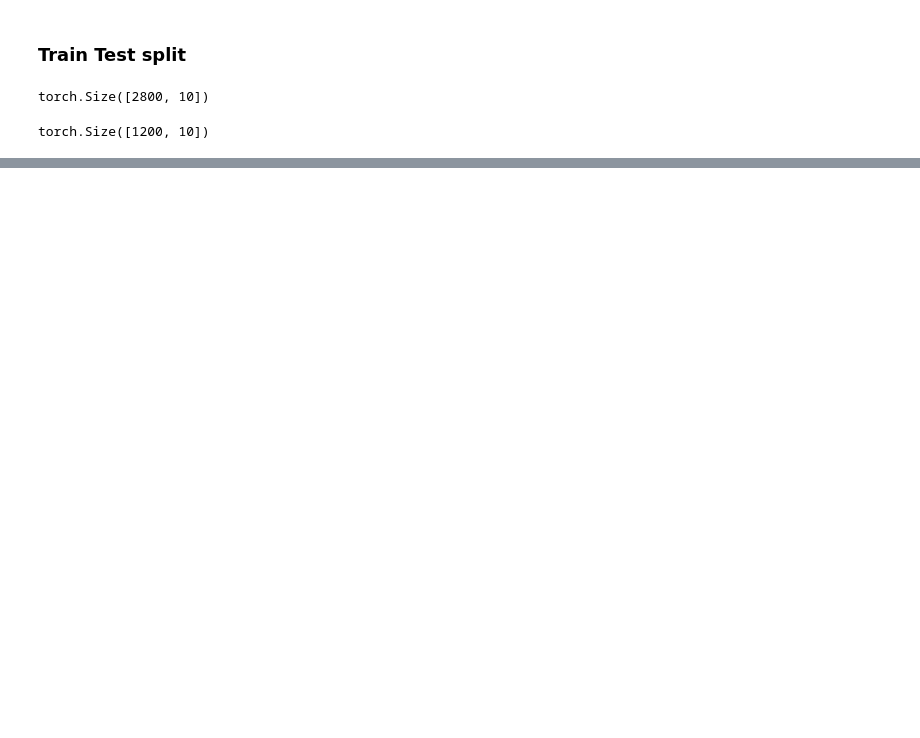
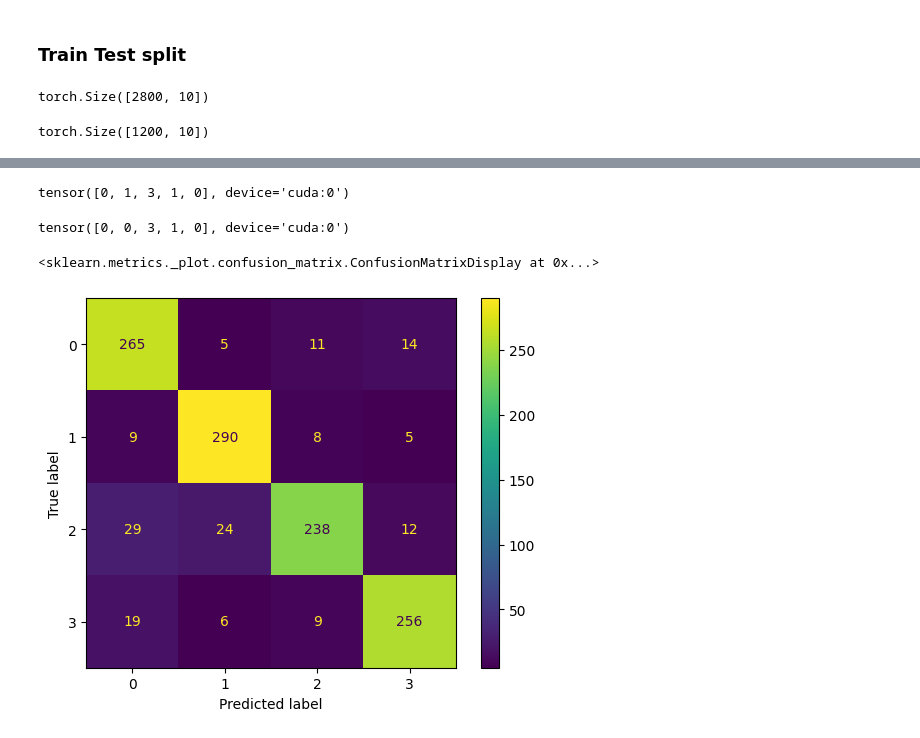
Before and after one commit to utkarshg1/Pytorch, a Jupyter notebook: Pytorch_Multiclass_classification.ipynb, the cells around one changed output, grey strips where cells are left out. Drawn from its saved outputs; the diff is of its cells as text; code cells hidden in the pictures; blank space fills up the shorter version.

```diff
--- a/Pytorch_Multiclass_classification.ipynb
+++ b/Pytorch_Multiclass_classification.ipynb
@@ -72,0 +159,5 @@ torch.Size([1200, 10])
+# %%
+def accuracy_fn(y_true, y_pred):
+  correct = torch.eq(y_true, y_pred).sum().item()
+  acc = (correct / len(y_pred)) * 100
+  return acc
@@ -72,0 +166,26 @@ torch.Size([1200, 10])
+# %%
+torch.manual_seed(42)
+torch.cuda.manual_seed(42)
+epochs = 10000
+
+for epoch in range(epochs):
+  model_1.train()
+  y_logits = model_1(xtrain)
+  y_probs = torch.softmax(y_logits, dim=1)
+  y_preds = torch.argmax(y_probs, dim=1)
+  loss = loss_fn(y_logits, ytrain)
+  acc = accuracy_fn(ytrain, y_preds)
+  optimizer.zero_grad()
+  loss.backward()
+  optimizer.step()
+
+  model_1.eval()
+  with torch.inference_mode():
+    test_logits = model_1(xtest)
+    test_probs = torch.softmax(test_logits, dim=1)
+    test_preds = torch.argmax(test_probs, dim=1)
+    test_loss = loss_fn(test_logits, ytest)
+    test_acc = accuracy_fn(ytest, test_preds)
+
+  if epoch % 100 == 0:
+    print(f"Epoch: {epoch} | Loss: {loss:.4f}, Acc: {acc:.2f}% | Test Loss: {test_loss:.4f}, Test Acc: {test_acc:.2f}%")
@@ -72,0 +210,24 @@ torch.Size([1200, 10])
+# %%
+model_1.eval()
+with torch.inference_mode():
+  test_logits = model_1(xtest)
+  test_probs = torch.softmax(test_logits, dim=1)
+  test_preds = torch.argmax(test_probs, dim=1)
+# %%
+test_preds[0:5]
+# %% [output]
+tensor([0, 1, 3, 1, 0], device='cuda:0')
+# %%
+ytest[0:5]
+# %% [output]
+tensor([0, 0, 3, 1, 0], device='cuda:0')
+# %%
+ytest_cpu = ytest.cpu().detach()
+test_preds_cpu = test_preds.cpu().detach()
+# %%
+from sklearn.metrics import ConfusionMatrixDisplay
+
+ConfusionMatrixDisplay.from_predictions(ytest_cpu, test_preds_cpu)
+# %% [output]
+<sklearn.metrics._plot.confusion_matrix.ConfusionMatrixDisplay at 0x...>
+[figure, added]
```
Also changed, not shown: parts of 21 cells of this notebook.
